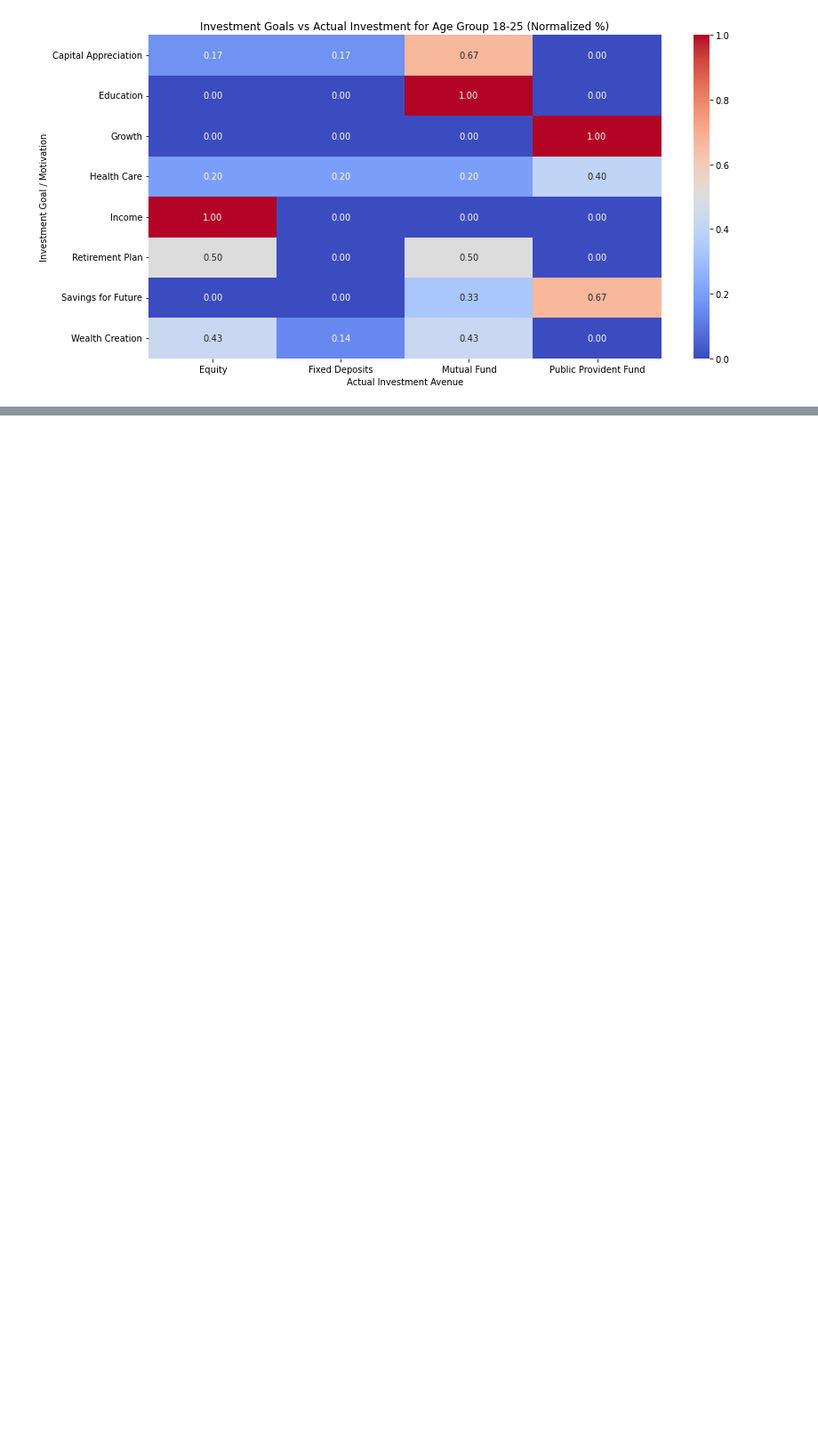
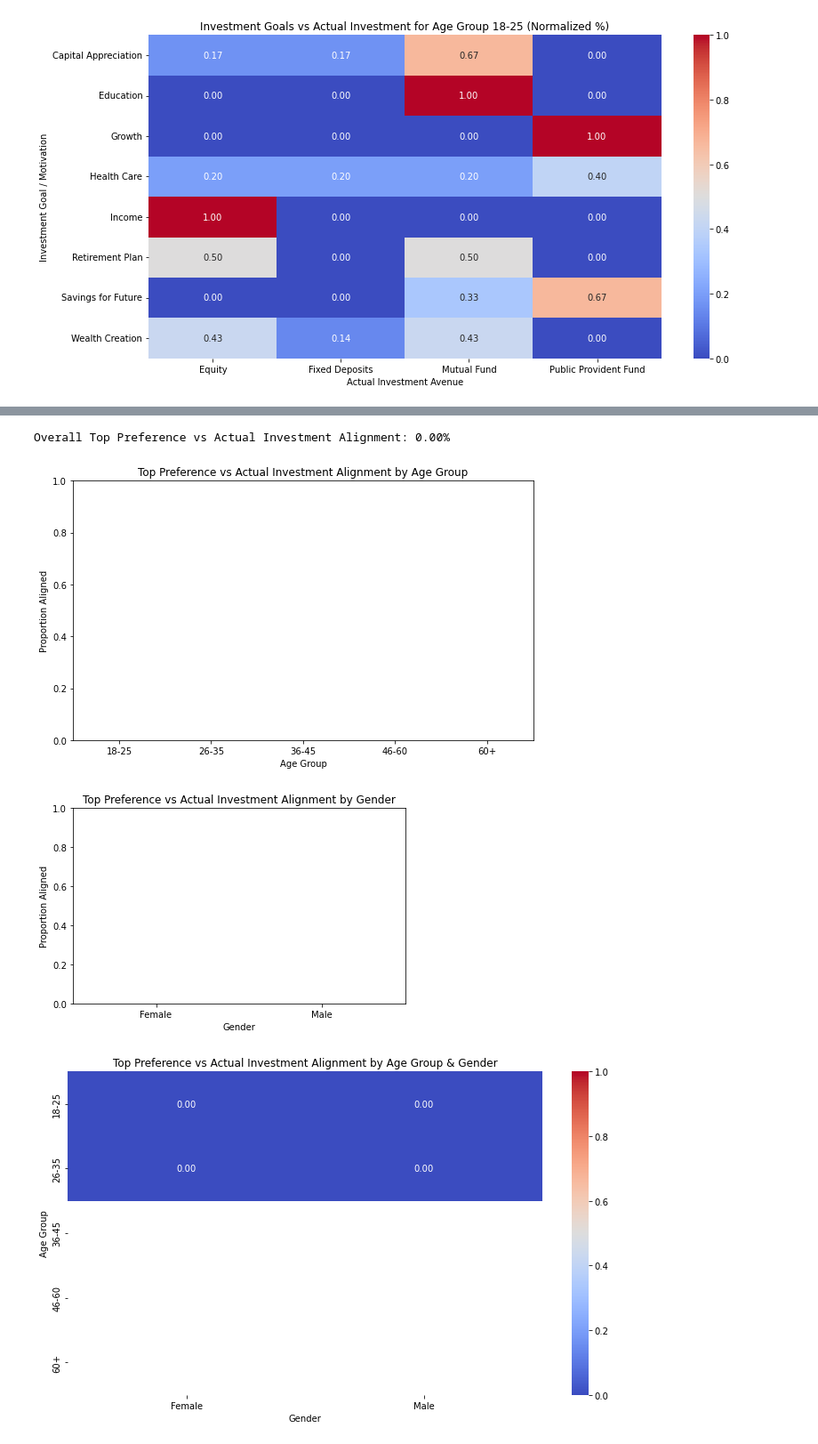
Before and after one commit to abu12365b/kaggleFianceAnalysis, a Jupyter notebook: Analysis.ipynb, the cells around one changed output, grey strips where cells are left out. Shown at 89% size. Cells and saved outputs as stored; diff of their text form; code cells hidden in the pictures; blank space fills up the shorter version.

```diff
--- a/Analysis.ipynb
+++ b/Analysis.ipynb
@@ -358,0 +577,75 @@ for age_group in df['Age_Group'].dropna().unique():
+# %%
+# ----------------------------------------
+# Step 10: Top Investment Preference vs Actual Investment Alignment
+# ----------------------------------------
+
+# Explode Top Investment Preference if multiple preferences exist
+df_pref_al = df.dropna(subset=['Top_Investment_Preference','Avenue']).copy()
+df_pref_al = df_pref_al.assign(Top_Investment_Preference=df_pref_al['Top_Investment_Preference'].str.split('|')).explode('Top_Investment_Preference')
+df_pref_al['Top_Investment_Preference'] = df_pref_al['Top_Investment_Preference'].str.strip()
+
+# Define a mapping: for each preference, what is considered aligned
+pref_to_avenue = {
+    'Mutual Funds': ['Mutual_Funds'],
+    'Equity Market': ['Equity_Market'],
+    'Debentures': ['Debentures'],
+    'Government Bonds': ['Government_Bonds'],
+    'Fixed Deposits': ['Fixed_Deposits'],
+    'PPF': ['PPF'],
+    'Gold': ['Gold'],
+}
+
+# Compute alignment
+def check_pref_alignment(row):
+    ideal = pref_to_avenue.get(row['Top_Investment_Preference'], [])
+    return int(row['Avenue'] in ideal)
+
+df_pref_al['Aligned'] = df_pref_al.apply(check_pref_alignment, axis=1)
+
+# ----------------------------------------
+# 10a. Overall alignment
+overall_pref_alignment = df_pref_al['Aligned'].mean()
+print(f"Overall Top Preference vs Actual Investment Alignment: {overall_pref_alignment:.2%}")
+
+# 10b. Alignment by Age Group
+alignment_pref_age = df_pref_al.groupby('Age_Group')['Aligned'].mean().sort_index()
+plt.figure(figsize=(8,5))
+sns.barplot(x=alignment_pref_age.index, y=alignment_pref_age.values, palette="Set3")
+plt.title("Top Preference vs Actual Investment Alignment by Age Group")
+plt.ylabel("Proportion Aligned")
+plt.xlabel("Age Group")
+plt.ylim(0,1)
+plt.tight_layout()
+plt.savefig("pref_alignment_by_age_group.png", dpi=300, bbox_inches="tight")
+plt.show()
+plt.close()
+
+# 10c. Alignment by Gender
+alignment_pref_gender = df_pref_al.groupby('gender')['Aligned'].mean()
+plt.figure(figsize=(6,4))
+sns.barplot(x=alignment_pref_gender.index, y=alignment_pref_gender.values, palette="Set2")
+plt.title("Top Preference vs Actual Investment Alignment by Gender")
+plt.ylabel("Proportion Aligned")
+plt.xlabel("Gender")
+plt.ylim(0,1)
+plt.tight_layout()
+plt.savefig("pref_alignment_by_gender.png", dpi=300, bbox_inches="tight")
+plt.show()
+plt.close()
+
+# 10d. Alignment by Age Group and Gender (heatmap)
+alignment_pref_age_gender = df_pref_al.groupby(['Age_Group','gender'])['Aligned'].mean().unstack()
+plt.figure(figsize=(10,6))
+sns.heatmap(alignment_pref_age_gender, annot=True, fmt=".2f", cmap="coolwarm", vmin=0, vmax=1)
+plt.title("Top Preference vs Actual Investment Alignment by Age Group & Gender")
+plt.xlabel("Gender")
+plt.ylabel("Age Group")
+plt.tight_layout()
+plt.savefig("pref_alignment_by_age_gender.png", dpi=300, bbox_inches="tight")
+plt.show()
+plt.close()
+# %% [output]
+Overall Top Preference vs Actual Investment Alignment: 0.00%
+[figure, added]
+[figure, added]
+[figure, added]
```
Also changed, not shown: parts of 3 cells of this notebook, 6 other files.
